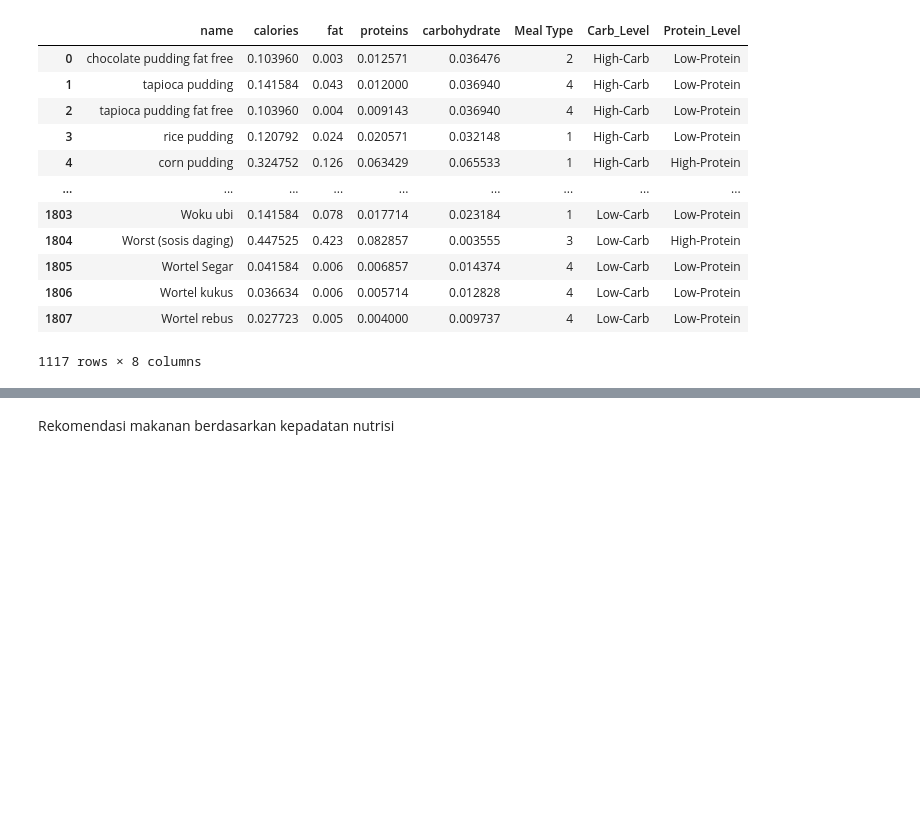
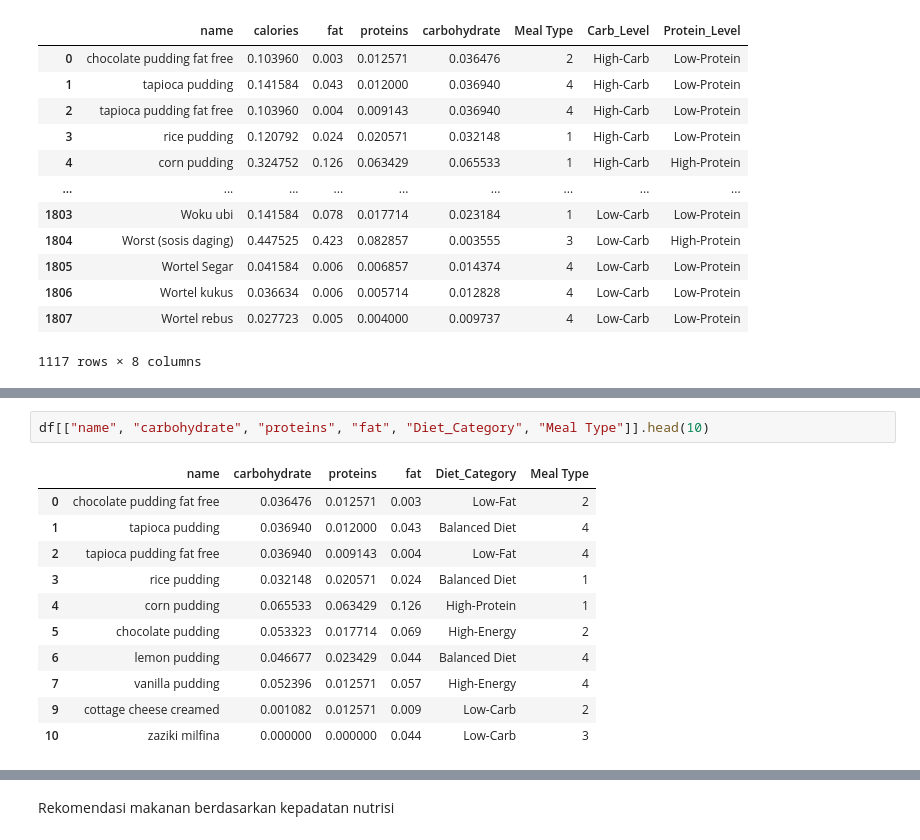
Before and after one commit to KALEOUUU/ml-food-recommendation, a Jupyter notebook: Data_Preprocessing.ipynb, the cells around one changed output, grey strips where cells are left out. Cells and saved outputs as stored; diff of their text form; blank space fills up the shorter version.

```diff
--- a/Data_Preprocessing.ipynb
+++ b/Data_Preprocessing.ipynb
@@ -155,0 +157,14 @@ None
+# %%
+df[["name", "carbohydrate", "proteins", "fat", "Diet_Category", "Meal Type"]].head(10)
+# %% [output]
+|  | name | carbohydrate | proteins | fat | Diet_Category | Meal Type |
+| 0 | chocolate pudding fat free | 0.036476 | 0.012571 | 0.003 | Low-Fat | 2 |
+| 1 | tapioca pudding | 0.036940 | 0.012000 | 0.043 | Balanced Diet | 4 |
+| 2 | tapioca pudding fat free | 0.036940 | 0.009143 | 0.004 | Low-Fat | 4 |
+| 3 | rice pudding | 0.032148 | 0.020571 | 0.024 | Balanced Diet | 1 |
+| 4 | corn pudding | 0.065533 | 0.063429 | 0.126 | High-Protein | 1 |
+| 5 | chocolate pudding | 0.053323 | 0.017714 | 0.069 | High-Energy | 2 |
+| 6 | lemon pudding | 0.046677 | 0.023429 | 0.044 | Balanced Diet | 4 |
+| 7 | vanilla pudding | 0.052396 | 0.012571 | 0.057 | High-Energy | 4 |
+| 9 | cottage cheese creamed | 0.001082 | 0.012571 | 0.009 | Low-Carb | 2 |
+| 10 | zaziki milfina | 0.000000 | 0.000000 | 0.044 | Low-Carb | 3 |
```
Also changed, not shown: parts of 12 cells of this notebook, 16 other files.
